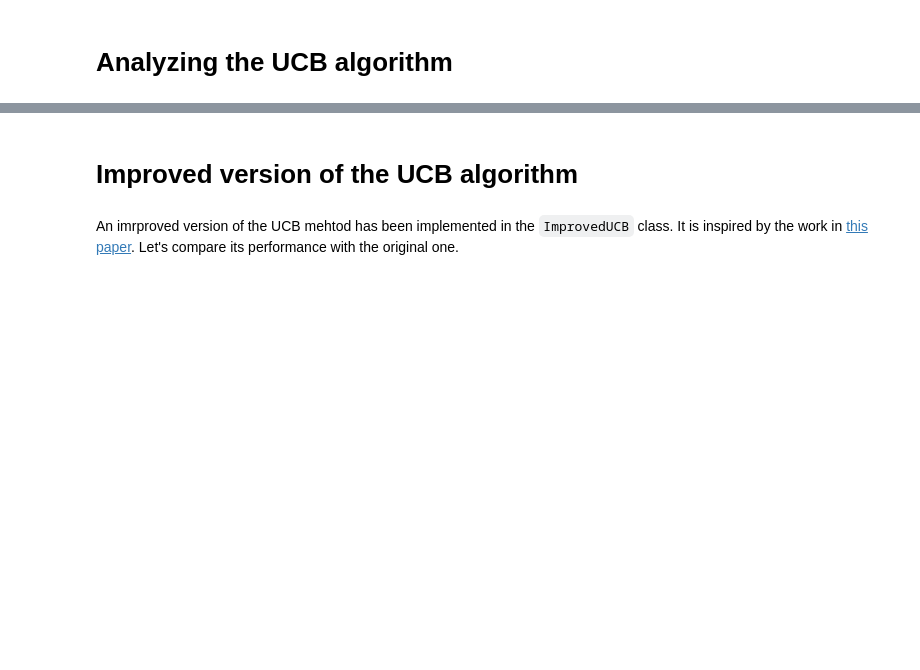
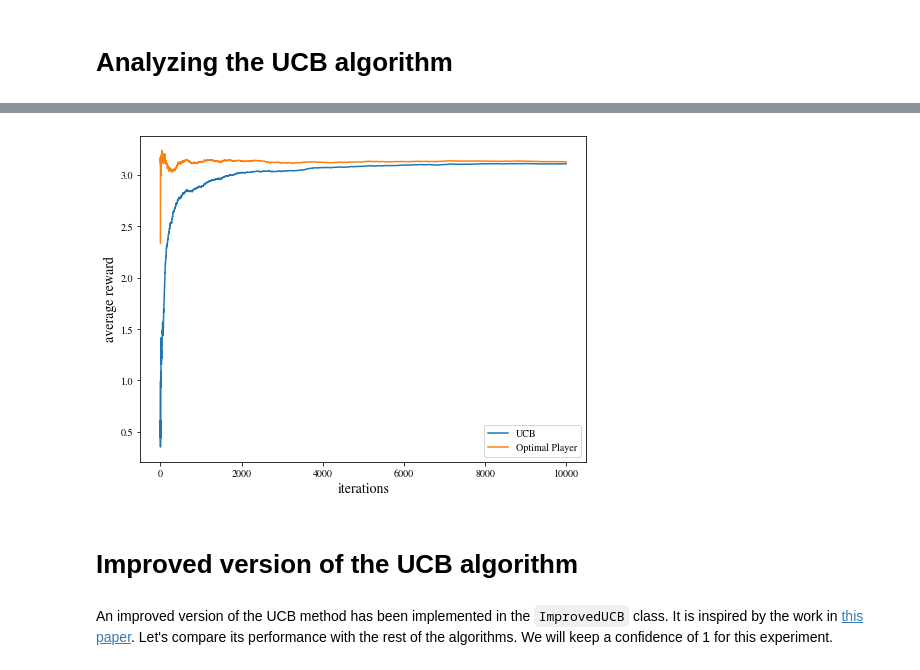
Before and after one commit to jizekki/monte-carlo, a Jupyter notebook: notebook.ipynb, the cells around one changed output, grey strips where cells are left out. Saved outputs shown, nothing was run; the diff lists cells and outputs as text; code cells hidden in the pictures; blank space fills up the shorter version.

```diff
--- a/notebook.ipynb
+++ b/notebook.ipynb
@@ -111,4 +91,23 @@ fig.tight_layout()
+# %%
+# UCB rewards and UCB cumulative rewards
+ucb = UCB(casino, initial_credit, confidence=0.6)
+ucb.do_ucb()
+
+# Optimal rewards and cumulative optimal rewards
+optimal = OptimalPlayer(casino, initial_credit)
+optimal.do_optimal()
+# %%
+plt.figure(figsize=[8, 6])
+plt.plot(ucb.avg_reward, label="UCB")
+plt.plot(optimal.avg_reward, label="Optimal Player")
+
+plt.xlabel("iterations", fontsize=14)
+plt.ylabel("average reward", fontsize=14)
+plt.legend()
+plt.savefig("images/figure_3.jpg", dpi=400)
+# %% [output]
+[figure, added]
 # %% [markdown]
 # Improved version of the UCB algorithm
 # %% [markdown]
-An imrproved version of the UCB mehtod has been implemented in the `ImprovedUCB` class. It is inspired by the work in [this paper](http://personal.unileoben.ac.at/rortner/Pubs/UCBRev.pdf). Let's compare its performance with the original one.
+An improved version of the UCB method has been implemented in the `ImprovedUCB` class. It is inspired by the work in [this paper](http://personal.unileoben.ac.at/rortner/Pubs/UCBRev.pdf). Let's compare its performance with the rest of the algorithms. We will keep a confidence of 1 for this experiment.
```
Also changed, not shown: parts of 20 cells of this notebook, 10 other files.
